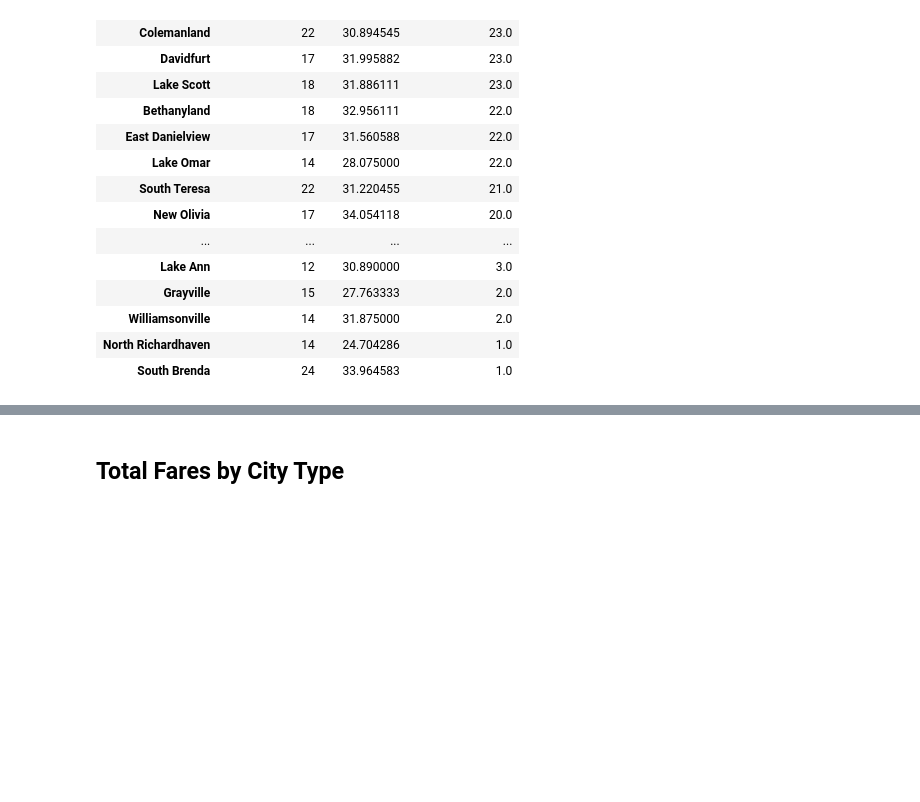
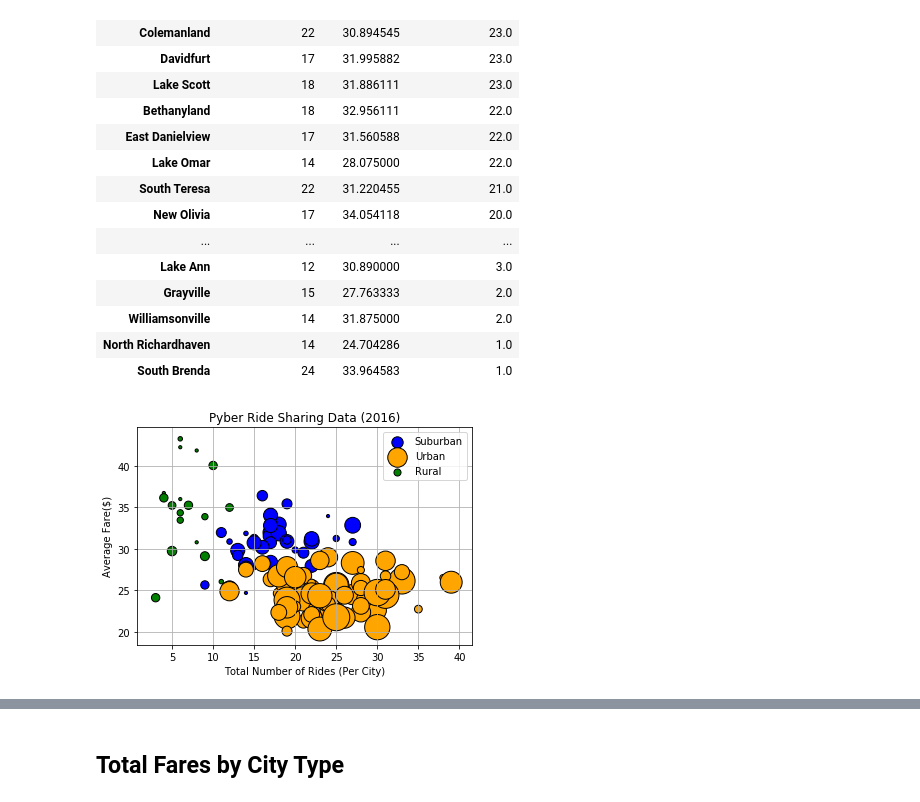
Before and after one commit to priyankagrover96/HW-5-Matplotlib, a Jupyter notebook: Pyber/pyber_starter.ipynb, the cells around one changed output, grey strips where cells are left out. Cells and saved outputs as stored; diff of their text form; code cells hidden in the pictures; blank space fills up the shorter version.

```diff
--- a/Pyber/pyber_starter.ipynb
+++ b/Pyber/pyber_starter.ipynb
@@ -6,9 +6,11 @@ import pandas as pd
 import numpy as np
 
 # File to Load (Remember to change these)
-city_data_to_load = "data/city_data.csv"
-ride_data_to_load = "data/ride_data.csv"
+city_data = "data/city_data.csv"
+ride_data = "data/ride_data.csv"
 
 # Read the City and Ride Data
-city_df = pd.read_csv(city_data_to_load)
-ride_df = pd.read_csv(ride_data_to_load)
+city_df=pd.read_csv(city_data)
+city_df.head()
+ride_df=pd.read_csv(ride_data)
+ride_df.head()
@@ -126,6 +120,35 @@ sub_city.sort_values("Number of Drivers", ascending=False)
 | Williamsonville | 14 | 31.875000 | 2.0 |
 | North Richardhaven | 14 | 24.704286 | 1.0 |
 | South Brenda | 24 | 33.964583 | 1.0 |
+# %%
+#Create Rural DF & get the ride_id count, avg fare, and driver counts
+rural_df=ridecity_df[ridecity_df["type"]=="Rural"]
+rural_ride= rural_df.groupby(["city"]).count()["ride_id"]
+rural_fare= rural_df.groupby(["city"]).mean()["fare"]
+rural_drivercount=rural_df.groupby(["city"]).mean()["driver_count"]
+rural_city=pd.DataFrame({
+    "Number of Rides":rural_ride,
+    "Average Fare": rural_fare,
+    "Number of Drivers": rural_drivercount,
+})
+
+rural_city
+
+rural_city.sort_values("Number of Drivers", ascending=False)
+
+plt.scatter(sub_city["Number of Rides"],sub_city["Average Fare"],s=sub_city["Number of Drivers"]*10,c="blue", edgecolor="black",label="Suburban")
+plt.scatter(urban_city["Number of Rides"],urban_city["Average Fare"],s=urban_city["Number of Drivers"]*10, c="orange", edgecolor="black", label="Urban")
+plt.scatter(rural_city["Number of Rides"],rural_city["Average Fare"],s=rural_city["Number of Drivers"]*10, c="green",edgecolor="black",label="Rural")
+
+#add labels, legend
+plt.title("Pyber Ride Sharing Data (2016)")
+plt.ylabel("Average Fare($)")
+plt.xlabel("Total Number of Rides (Per City)")
+plt.legend()
+plt.grid()
+plt.show()
+# %% [output]
+[figure, added]
 # %%
 # Obtain the x and y coordinates for each of the three city types
 
```
Also changed, not shown: parts of 8 cells of this notebook, 1 other file.
